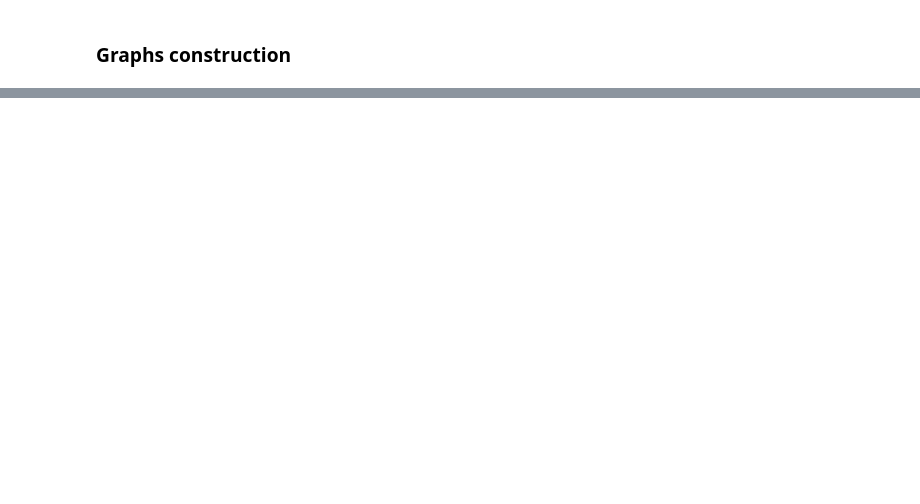
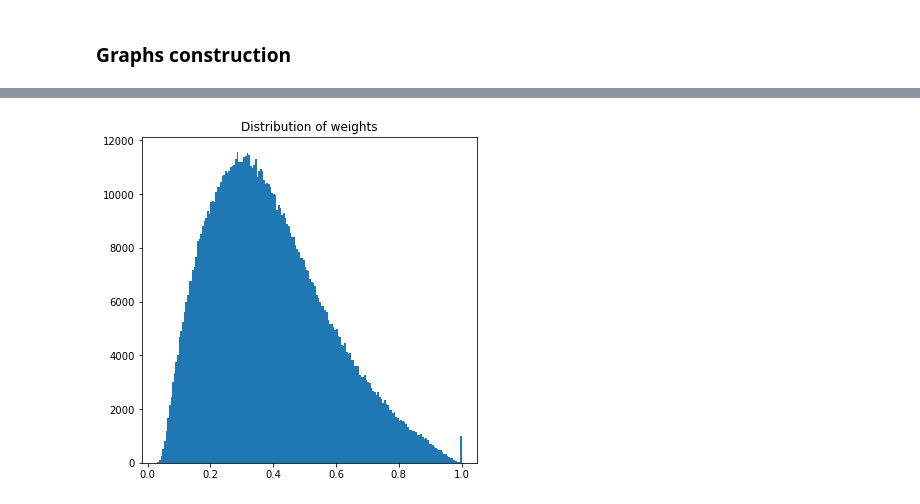
Before and after one commit to raphaelreiss/Network_tour_of_mice_genetics, a Jupyter notebook: NTDS_MICE_GENETICS.ipynb, the cells around one changed output, grey strips where cells are left out. Saved outputs shown, nothing was run; the diff lists cells and outputs as text; code cells hidden in the pictures; blank space fills up the shorter version.

```diff
--- a/NTDS_MICE_GENETICS.ipynb
+++ b/NTDS_MICE_GENETICS.ipynb
@@ -127,0 +185,12 @@ ideas:
+# %%
+#first create the weighted adjacency
+
+kernel_width = distances.mean()
+weights_matrix = np.exp(-distances**2 / kernel_width**2)
+# %%
+plt.figure(figsize=(6,6))
+plt.hist(weights_matrix.flatten(),bins="auto")
+plt.title('Distribution of weights')
+plt.show()
+# %% [output]
+[figure, added]
```
Also changed, not shown: parts of 19 cells of this notebook.
